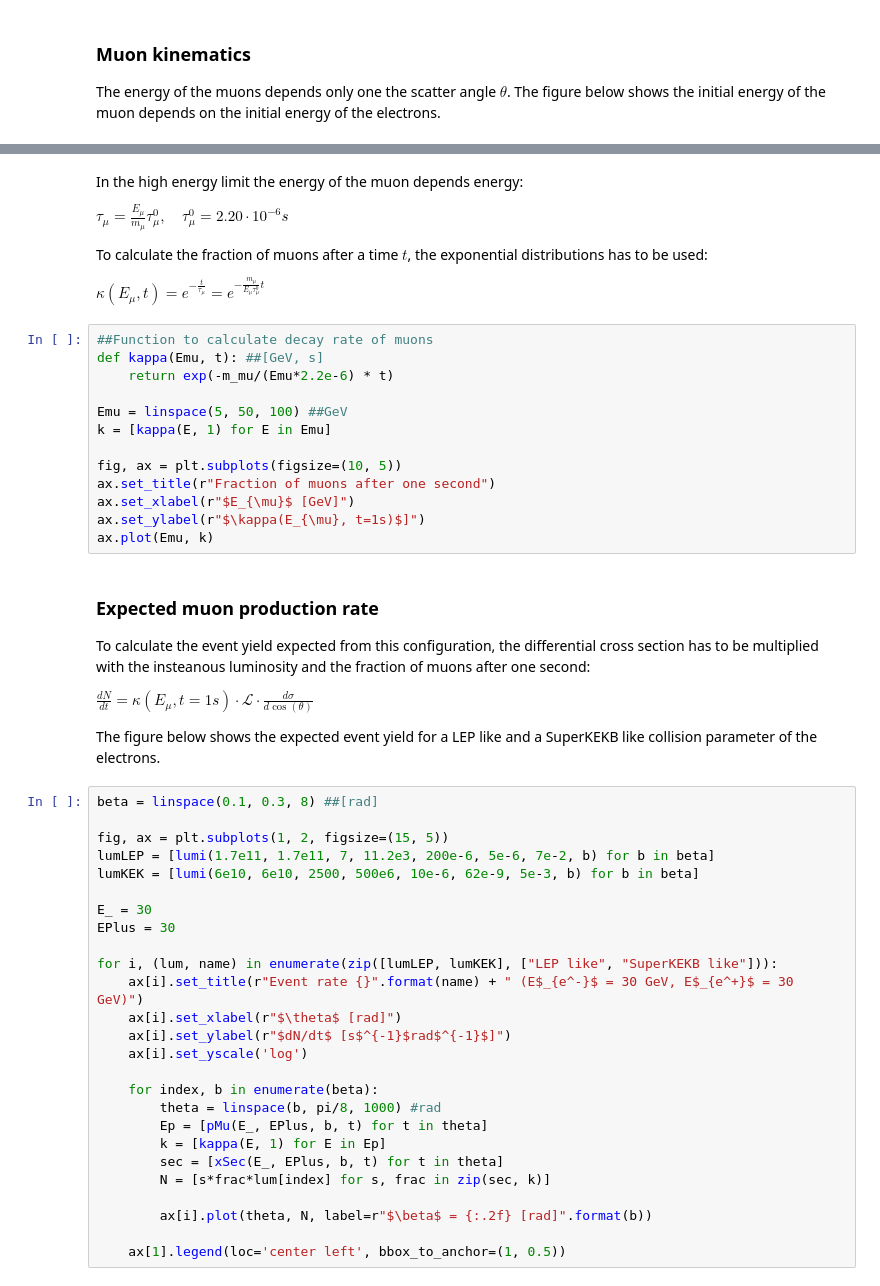
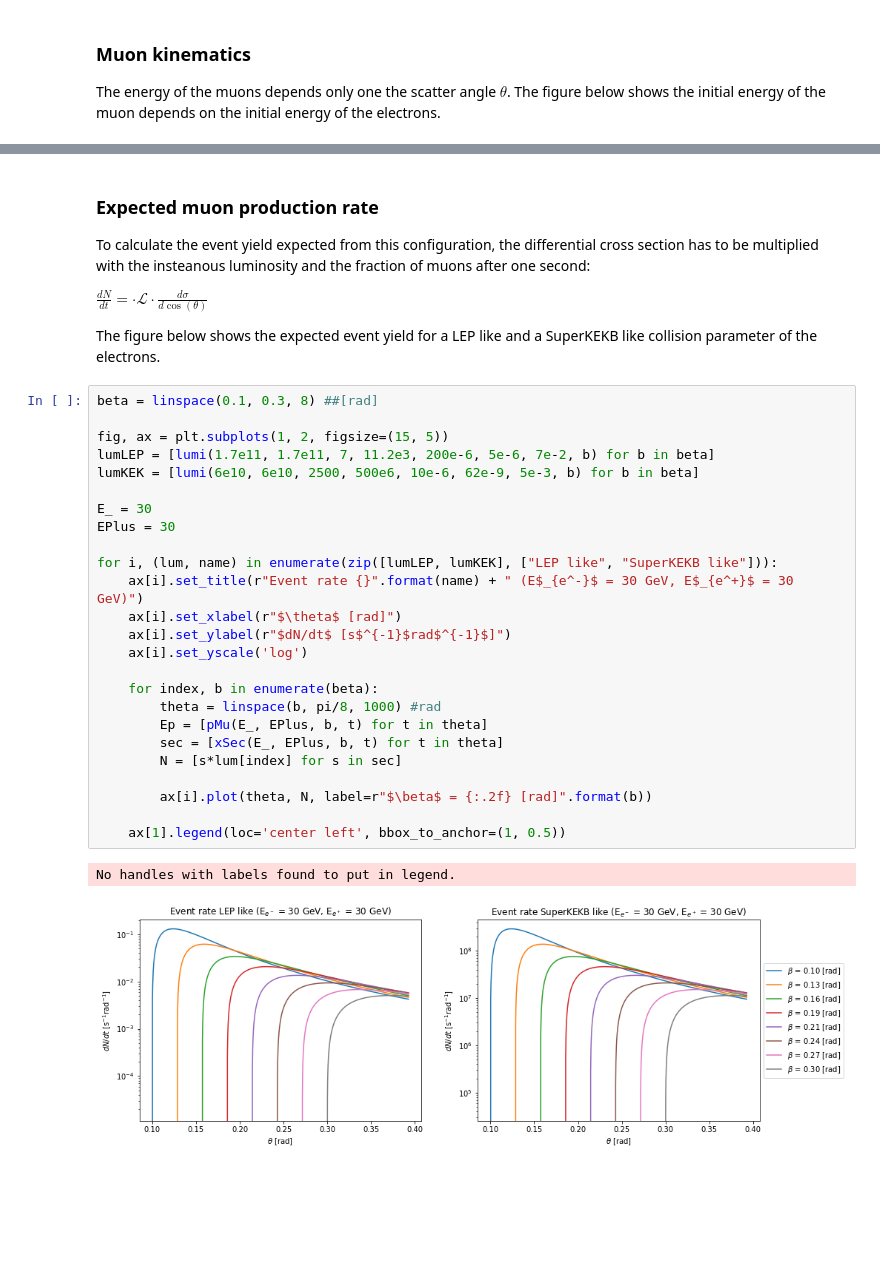
Before and after one commit to DaveBrun94/MuonCollider, a Jupyter notebook: notebook/muoncollider.ipynb, the cells around one changed output, grey strips where cells are left out. Drawn from its saved outputs; the diff is of its cells as text; blank space fills up the shorter version.

```diff
--- a/notebook/muoncollider.ipynb
+++ b/notebook/muoncollider.ipynb
@@ -240,55 +251,36 @@ for i, Ep in enumerate(EPlus):
-# %% [markdown]
-In the high energy limit the energy of the muon depends energy:
-
-$\tau_{\mu} = \frac{E_{\mu}}{m_{\mu}}\tau^{0}_{\mu}, \quad \tau^{0}_{\mu} = 2.20\cdot10^{-6} s$
-
-To calculate the fraction of muons after a time $t$, the exponential distributions has to be used:
-
-$\kappa(E_{\mu}, t) = e^{-\frac{t}{\tau_{\mu}}} = e^{-\frac{m_{\mu}}{E_{\mu}\tau^{0}_{\mu}}t}$
-# %%
-##Function to calculate decay rate of muons
-def kappa(Emu, t): ##[GeV, s]
-    return exp(-m_mu/(Emu*2.2e-6) * t)
-
-Emu = linspace(5, 50, 100) ##GeV
-k = [kappa(E, 1) for E in Emu]
-
-fig, ax = plt.subplots(figsize=(10, 5))
-ax.set_title(r"Fraction of muons after one second")
-ax.set_xlabel(r"$E_{\mu}$ [GeV]")
-ax.set_ylabel(r"$\kappa(E_{\mu}, t=1s)$]")
-ax.plot(Emu, k)
 # %% [markdown]
 ### Expected muon production rate
 
 To calculate the event yield expected from this configuration, the differential cross section has to be multiplied with the insteanous luminosity and the fraction of muons after one second:
 
-$\frac{dN}{dt} = \kappa(E_{\mu}, t=1s) \cdot \mathcal{L} \cdot \frac{d\sigma}{d\cos(\theta)}$
+$\frac{dN}{dt} = \cdot \mathcal{L} \cdot \frac{d\sigma}{d\cos(\theta)}$
 
 The figure below shows the expected event yield for a LEP like and a SuperKEKB like collision parameter of the electrons.
 # %%
 beta = linspace(0.1, 0.3, 8) ##[rad]
 
 fig, ax = plt.subplots(1, 2, figsize=(15, 5))
 lumLEP = [lumi(1.7e11, 1.7e11, 7, 11.2e3, 200e-6, 5e-6, 7e-2, b) for b in beta]
 lumKEK = [lumi(6e10, 6e10, 2500, 500e6, 10e-6, 62e-9, 5e-3, b) for b in beta]
 
 E_ = 30
 EPlus = 30
 
 for i, (lum, name) in enumerate(zip([lumLEP, lumKEK], ["LEP like", "SuperKEKB like"])):
     ax[i].set_title(r"Event rate {}".format(name) + " (E$_{e^-}$ = 30 GeV, E$_{e^+}$ = 30 GeV)")
     ax[i].set_xlabel(r"$\theta$ [rad]")
     ax[i].set_ylabel(r"$dN/dt$ [s$^{-1}$rad$^{-1}$]")
     ax[i].set_yscale('log')
 
     for index, b in enumerate(beta):
         theta = linspace(b, pi/8, 1000) #rad
         Ep = [pMu(E_, EPlus, b, t) for t in theta]
-        k = [kappa(E, 1) for E in Ep]
         sec = [xSec(E_, EPlus, b, t) for t in theta]
-        N = [s*frac*lum[index] for s, frac in zip(sec, k)]
+        N = [s*lum[index] for s in sec]
 
         ax[i].plot(theta, N, label=r"$\beta$ = {:.2f} [rad]".format(b))
 
     ax[1].legend(loc='center left', bbox_to_anchor=(1, 0.5))
+# %% [output]
+No handles with labels found to put in legend.
+[figure, added]
```
Also changed, not shown: parts of 5 cells of this notebook.
